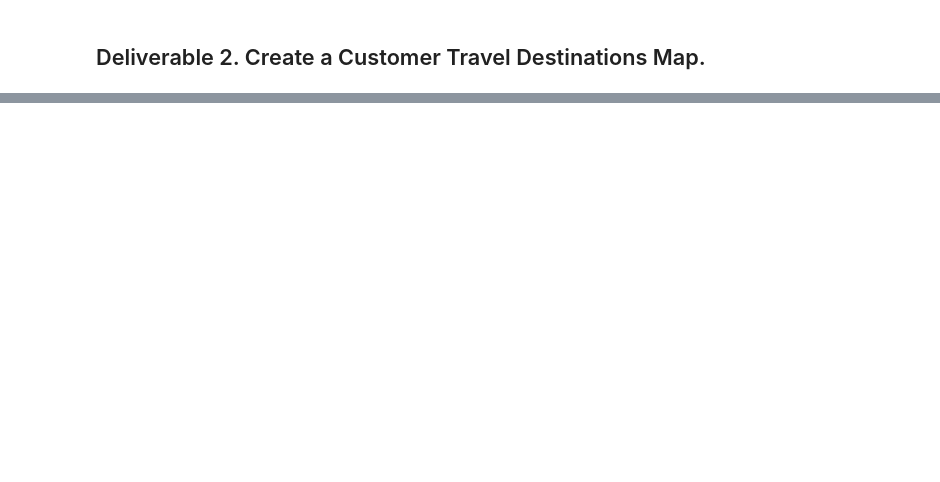
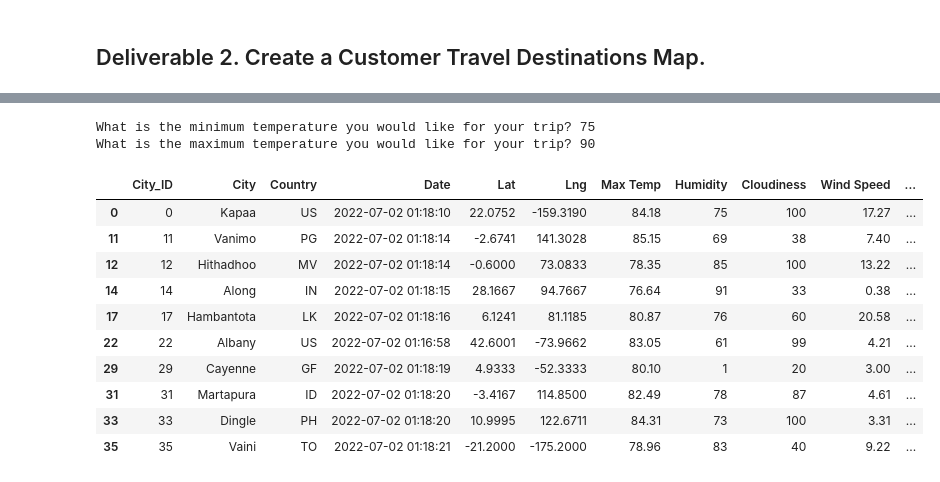
Before and after one commit to veenapu/World_Weather_analysis, a Jupyter notebook: Vacation_Search/Vacation_Search.ipynb, the cells around one changed output, grey strips where cells are left out. Saved outputs shown, nothing was run; the diff lists cells and outputs as text; code cells hidden in the pictures; blank space fills up the shorter version.

```diff
--- a/Vacation_Search/Vacation_Search.ipynb
+++ b/Vacation_Search/Vacation_Search.ipynb
@@ -12,6 +13,6 @@ from config import g_key
 # Configure gmaps API key
 gmaps.configure(api_key=g_key)
 # %%
-# 1. Import the WeatherPy_database.csv file.
-city_data_df = pd.read_csv("Weather_Database/WeatherPy_database.csv")
+# 1. Import the WeatherPy_database.csv file from your Weather_Database folder from Deliverable 1 as a DataFrame..
+city_data_df = pd.read_csv("../Weather_database/WeatherPy_Database.csv")
 city_data_df.head()
@@ -20,4 +26,27 @@ city_data_df.head()
+# %%
+# 2. Prompt the user to enter minimum and maximum temperature criteria for their vacation
+min_temp = float(input("What is the minimum temperature you would like for your trip? "))
+max_temp = float(input("What is the maximum temperature you would like for your trip? "))
+# %% [output]
+What is the minimum temperature you would like for your trip? 75
+What is the maximum temperature you would like for your trip? 90
 # %%
 # 3. Filter the city_data_df DataFrame using the input statements to create a new DataFrame using the loc method.
+# Filter the dataset to find the cities that fit the criteria.
+preferred_cities_df = city_data_df.loc[(city_data_df["Max Temp"] <= max_temp) & \
+                                       (city_data_df["Max Temp"] >= min_temp)]
+preferred_cities_df.head(10)
+# %% [output]
+|  | City_ID | City | Country | Date | Lat | Lng | Max Temp | Humidity | Cloudiness | Wind Speed | ... |
+| 0 | 0 | Kapaa | US | 2022-07-02 01:18:10 | 22.0752 | -159.3190 | 84.18 | 75 | 100 | 17.27 | ... |
+| 11 | 11 | Vanimo | PG | 2022-07-02 01:18:14 | -2.6741 | 141.3028 | 85.15 | 69 | 38 | 7.40 | ... |
+| 12 | 12 | Hithadhoo | MV | 2022-07-02 01:18:14 | -0.6000 | 73.0833 | 78.35 | 85 | 100 | 13.22 | ... |
+| 14 | 14 | Along | IN | 2022-07-02 01:18:15 | 28.1667 | 94.7667 | 76.64 | 91 | 33 | 0.38 | ... |
+| 17 | 17 | Hambantota | LK | 2022-07-02 01:18:16 | 6.1241 | 81.1185 | 80.87 | 76 | 60 | 20.58 | ... |
+| 22 | 22 | Albany | US | 2022-07-02 01:16:58 | 42.6001 | -73.9662 | 83.05 | 61 | 99 | 4.21 | ... |
+| 29 | 29 | Cayenne | GF | 2022-07-02 01:18:19 | 4.9333 | -52.3333 | 80.10 | 1 | 20 | 3.00 | ... |
+| 31 | 31 | Martapura | ID | 2022-07-02 01:18:20 | -3.4167 | 114.8500 | 82.49 | 78 | 87 | 4.61 | ... |
+| 33 | 33 | Dingle | PH | 2022-07-02 01:18:20 | 10.9995 | 122.6711 | 84.31 | 73 | 100 | 3.31 | ... |
+| 35 | 35 | Vaini | TO | 2022-07-02 01:18:21 | -21.2000 | -175.2000 | 78.96 | 83 | 40 | 9.22 | ... |
 # %%
 # 4a. Determine if there are any empty rows.
```
Also changed, not shown: parts of 14 cells of this notebook, 3 other files.
